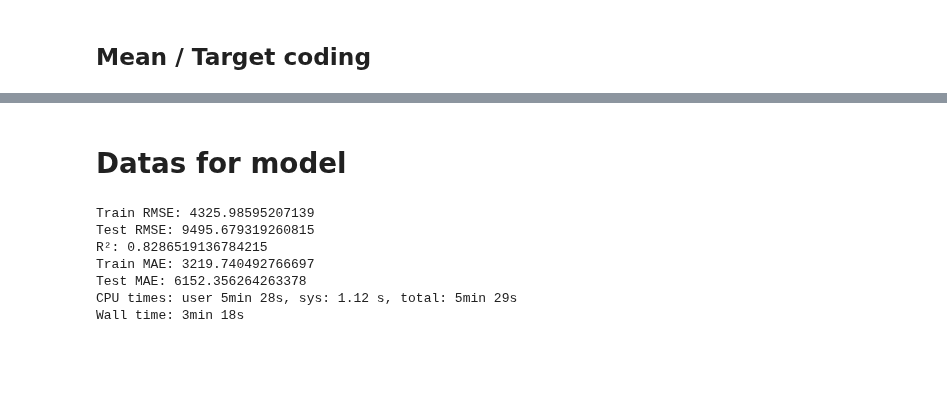
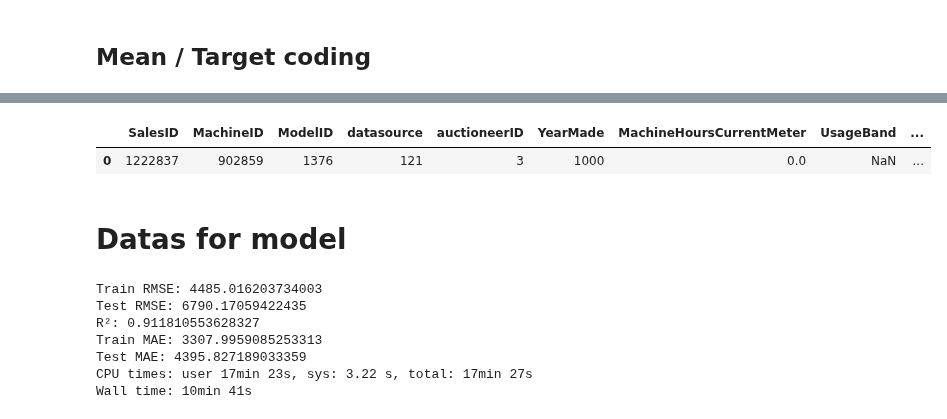
Before and after one commit to IlyaZutler/Project_2-Trucks, a Jupyter notebook: DM _ Project_2_1_2.ipynb, the cells around one changed output, grey strips where cells are left out. Cells and saved outputs as stored; diff of their text form; code cells hidden in the pictures; blank space fills up the shorter version.

```diff
--- a/DM _ Project_2_1_2.ipynb
+++ b/DM _ Project_2_1_2.ipynb
@@ -196,3 +220,8 @@ for col in df.select_dtypes(include='object').columns:
+# %%
+df_valid.head(1)
+# %% [output]
+|  | SalesID | MachineID | ModelID | datasource | auctioneerID | YearMade | MachineHoursCurrentMeter | UsageBand | ... |
+| 0 | 1222837 | 902859 | 1376 | 121 | 3 | 1000 | 0.0 | NaN | ... |
 # %% [markdown]
 # Datas for model
 # %%
@@ -224,19 +251,21 @@ model.fit(X_train, y_train)
 y_train_pred = model.predict(X_train)
 y_test_pred = model.predict(X_test)
 
+y_valid_pred = model.predict(X_valid2)
+
 print(f'Train RMSE:', np.sqrt(mean_squared_error(y_train, y_train_pred)))
 print(f'Test RMSE:', np.sqrt(mean_squared_error(y_test, y_test_pred)))
 print(f'R²:' , r2_score(y_test, y_test_pred))
 print(f'Train MAE:', mean_absolute_error(y_train, y_train_pred))
 print(f'Test MAE:', mean_absolute_error(y_test, y_test_pred))
 # %% [output]
-Train RMSE: 4325.98595207139
-Test RMSE: 9495.679319260815
-R²: 0.8286519136784215
-Train MAE: 3219.740492766697
-Test MAE: 6152.356264263378
-CPU times: user 5min 28s, sys: 1.12 s, total: 5min 29s
-Wall time: 3min 18s
+Train RMSE: 4485.016203734003
+Test RMSE: 6790.17059422435
+R²: 0.911810553628327
+Train MAE: 3307.9959085253313
+Test MAE: 4395.827189033359
+CPU times: user 17min 23s, sys: 3.22 s, total: 17min 27s
+Wall time: 10min 41s
 # %%
 ### Feature importance
 pd.Series(
```
Also changed, not shown: parts of 17 cells of this notebook.
